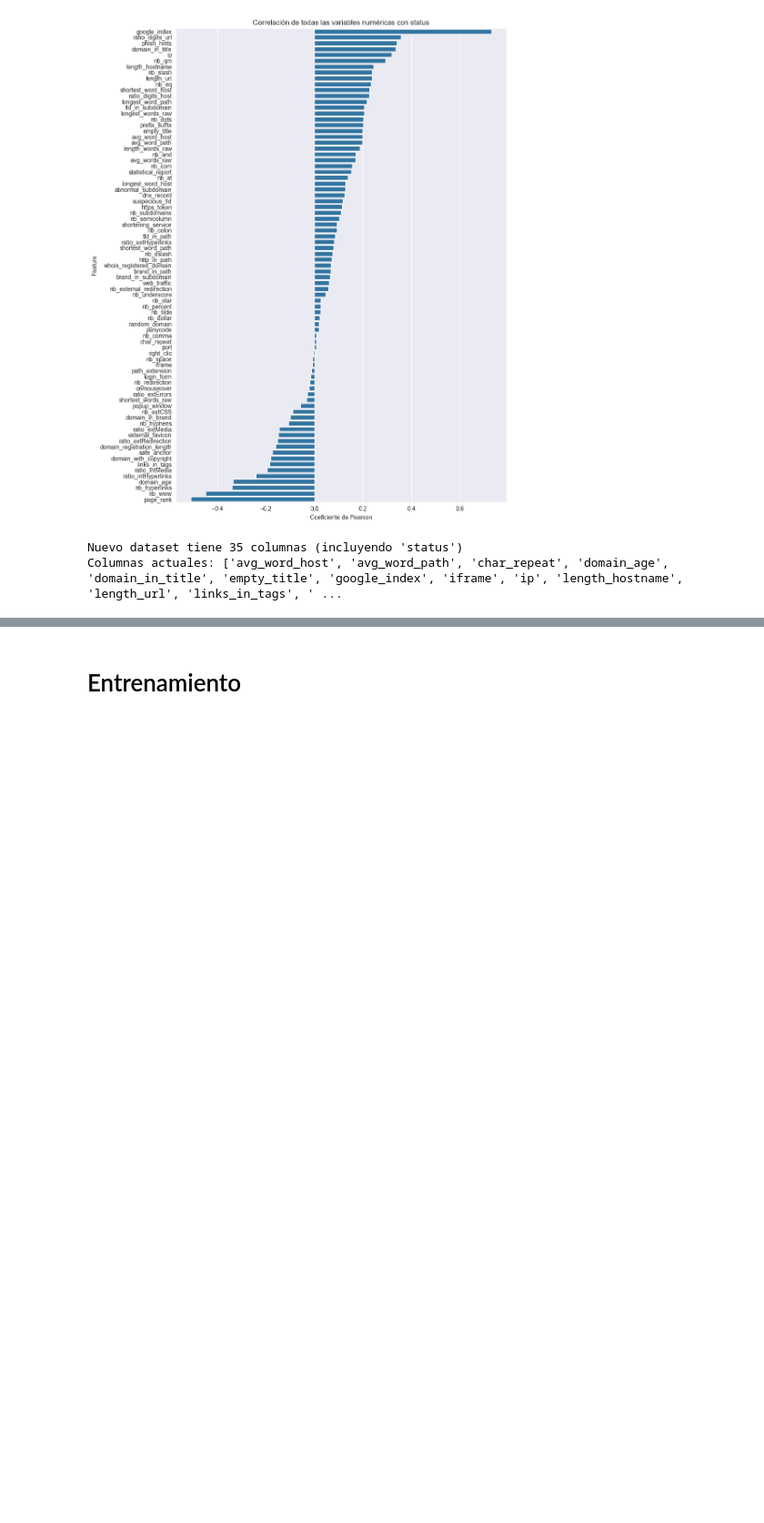
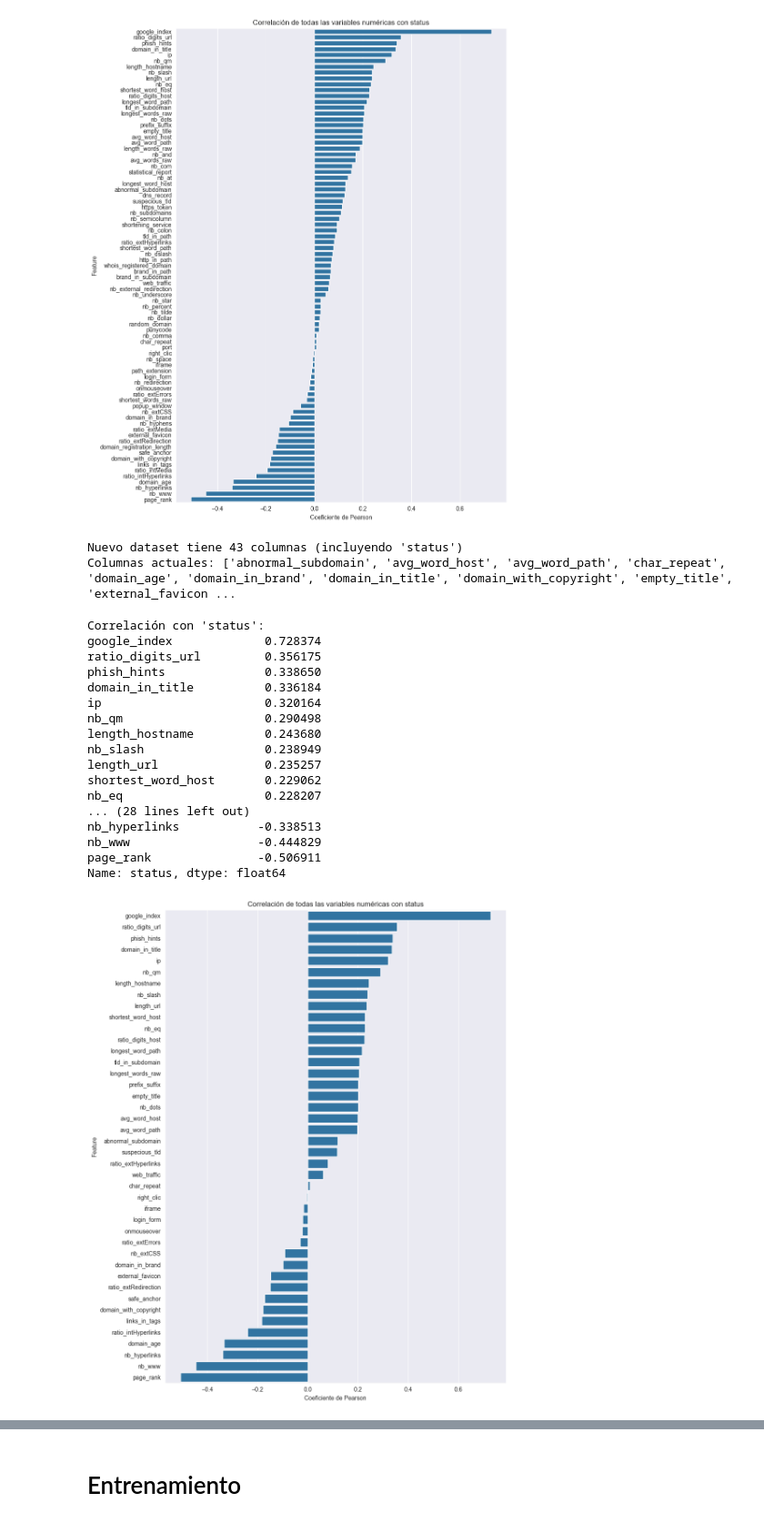
Before and after one commit to DanielRodr1/PhishingModels, a Jupyter notebook: URL_Detection/Detection/URL_Detection.ipynb, the cells around one changed output, grey strips where cells are left out. Shown at 91% size. Drawn from its saved outputs; the diff is of its cells as text; code cells hidden in the pictures; blank space fills up the shorter version.

```diff
--- a/URL_Detection/Detection/URL_Detection.ipynb
+++ b/URL_Detection/Detection/URL_Detection.ipynb
@@ -187,7 +187,23 @@ features_html_utiles = [
     'ratio_extErrors',
     'avg_word_path',
     'avg_word_host',
-    'char_repeat'
+    'char_repeat',
+    'external_favicon',
+    'submit_email',
+    'sfh',
+    'popup_window_size',
+    'right_clic',
+    'onmouseover',
+    # 'shortening_service',
+    'nb_extCSS',
+    'suspecious_tld',
+    'abnormal_subdomain',
+    'domain_with_copyright',
+    'domain_in_brand',
+    'brand_in_subdomain,'
+    'nb_semicolumn',
+    'whois_registered_domain'
+    'brand_in_path'
 ]
 
 # 9. Features semánticas con sentido contextual (aunque MI = 0)
@@ -209,10 +225,48 @@ df_filtrado = df[columnas_finales + ['status']]
 print(f"Nuevo dataset tiene {df_filtrado.shape[1]} columnas (incluyendo 'status')")
 print("Columnas actuales:", sorted(df_filtrado.columns.tolist()))
 # %% [output]
-Nuevo dataset tiene 35 columnas (incluyendo 'status')
-Columnas actuales: ['avg_word_host', 'avg_word_path', 'char_repeat', 'domain_age', 'domain_in_title', 'empty_title', 'google_index', 'iframe', 'ip', 'length_hostname', 'length_url', 'links_in_tags', ' ...
+Nuevo dataset tiene 43 columnas (incluyendo 'status')
+Columnas actuales: ['abnormal_subdomain', 'avg_word_host', 'avg_word_path', 'char_repeat', 'domain_age', 'domain_in_brand', 'domain_in_title', 'domain_with_copyright', 'empty_title', 'external_favicon ...
 # %%
 # df.to_csv('Data/URL_Train.csv', index=False)
+# %%
+# Asegúrate de que 'status' sea tipo entero
+df_filtrado['status'] = df_filtrado['status'].astype(int)
+
+# Calcular correlación con 'status' de todas las columnas numéricas
+cor_target = df.corr(numeric_only=True)['status'].drop('status').sort_values(ascending=False)
+
+# Mostrar tabla de correlación
+print("Correlación con 'status':")
+print(cor_target)
+
+# Visualización
+plt.figure(figsize=(10, 12))
+sns.barplot(x=cor_target.values, y=cor_target.index)
+plt.title('Correlación de todas las variables numéricas con status')
+plt.xlabel('Coeficiente de Pearson')
+plt.ylabel('Feature')
+plt.tight_layout()
+plt.show()
+# %% [output]
+Correlación con 'status':
+google_index             0.728374
+ratio_digits_url         0.356175
+phish_hints              0.338650
+domain_in_title          0.336184
+ip                       0.320164
+nb_qm                    0.290498
+length_hostname          0.243680
+nb_slash                 0.238949
+length_url               0.235257
+shortest_word_host       0.229062
+nb_eq                    0.228207
+... (28 lines left out)
+nb_hyperlinks           -0.338513
+nb_www                  -0.444829
+page_rank               -0.506911
+Name: status, dtype: float64
+[figure, added]
 # %%
 df_filtrado.to_csv('Data/URL_Train.csv', index=False)
 # %%
```
Also changed, not shown: parts of 5 cells of this notebook, 5 other files.
